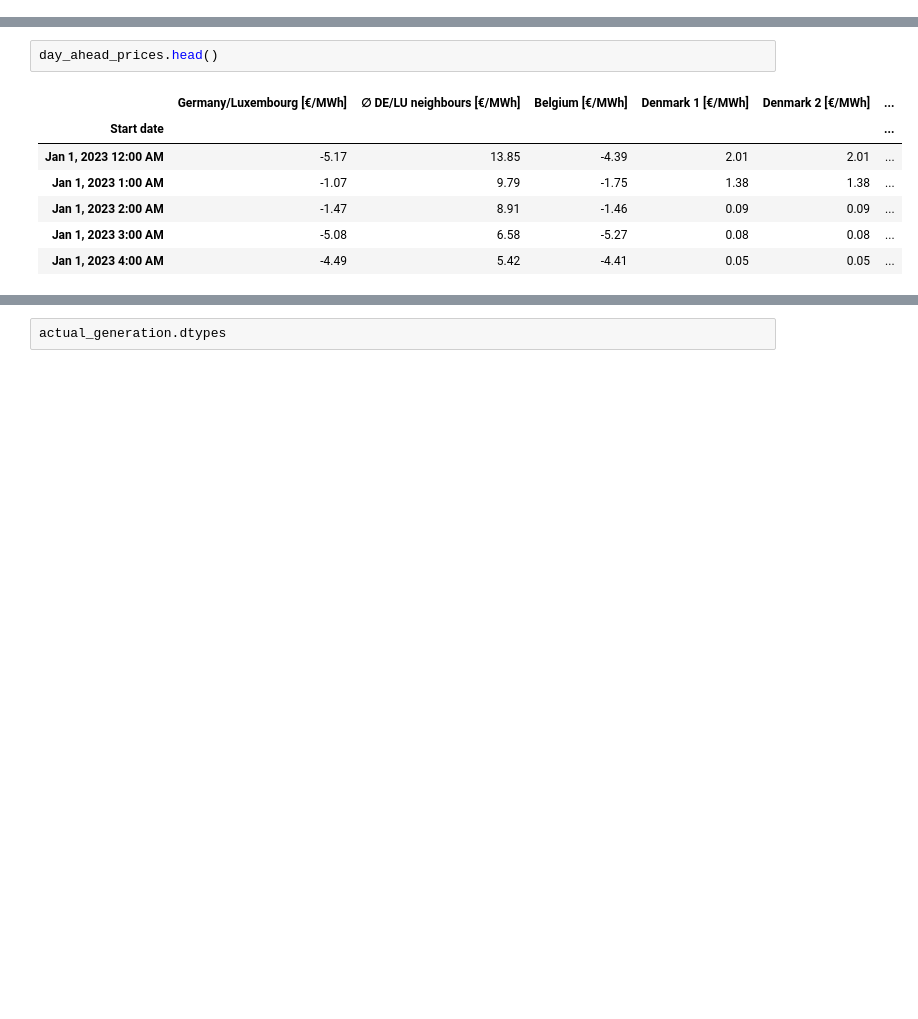
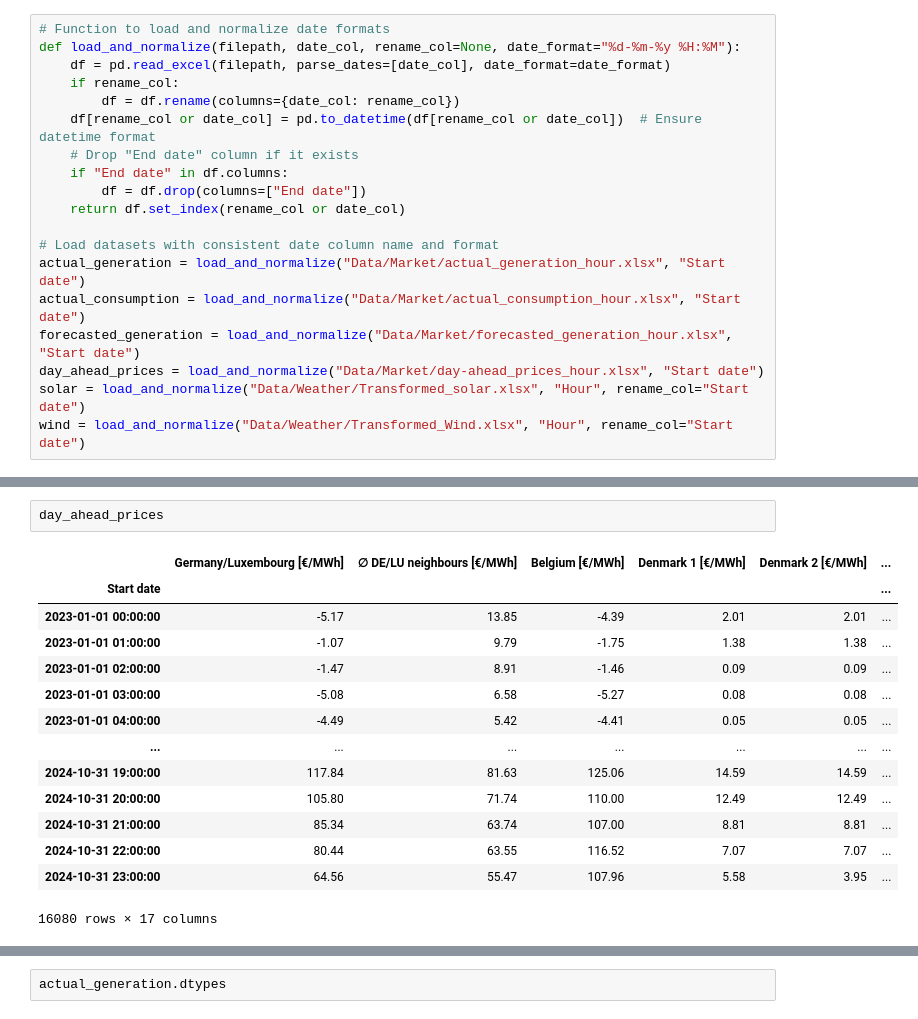
Before and after one commit to Chitranjan806/Energy-Prices-Forecasting, a Jupyter notebook: chitranjan_actual_gen_analysis.ipynb, the cells around one changed output, grey strips where cells are left out. Saved outputs shown, nothing was run; the diff lists cells and outputs as text; blank space fills up the shorter version.

```diff
--- a/chitranjan_actual_gen_analysis.ipynb
+++ b/chitranjan_actual_gen_analysis.ipynb
@@ -43,3 +16,22 @@ day_ahead_prices = pd.read_excel("Data/Market/day-ahead_prices_hour.xlsx",
+# %%
+# Function to load and normalize date formats
+def load_and_normalize(filepath, date_col, rename_col=None, date_format="%d-%m-%y %H:%M"):
+    df = pd.read_excel(filepath, parse_dates=[date_col], date_format=date_format)
+    if rename_col:
+        df = df.rename(columns={date_col: rename_col})
+    df[rename_col or date_col] = pd.to_datetime(df[rename_col or date_col])  # Ensure datetime format
+    # Drop "End date" column if it exists
+    if "End date" in df.columns:
+        df = df.drop(columns=["End date"])
+    return df.set_index(rename_col or date_col)
+
+# Load datasets with consistent date column name and format
+actual_generation = load_and_normalize("Data/Market/actual_generation_hour.xlsx", "Start date")
+actual_consumption = load_and_normalize("Data/Market/actual_consumption_hour.xlsx", "Start date")
+forecasted_generation = load_and_normalize("Data/Market/forecasted_generation_hour.xlsx", "Start date")
+day_ahead_prices = load_and_normalize("Data/Market/day-ahead_prices_hour.xlsx", "Start date")
+solar = load_and_normalize("Data/Weather/Transformed_solar.xlsx", "Hour", rename_col="Start date")
+wind = load_and_normalize("Data/Weather/Transformed_Wind.xlsx", "Hour", rename_col="Start date")
 # %%
 # Display the first few rows of each dataframe to verify the changes
 actual_generation
@@ -81,11 +121,18 @@ forecasted_generation.head()
 # %%
-day_ahead_prices.head()
+day_ahead_prices
 # %% [output]
 |  | Germany/Luxembourg [€/MWh] | ∅ DE/LU neighbours [€/MWh] | Belgium [€/MWh] | Denmark 1 [€/MWh] | Denmark 2 [€/MWh] | ... |
 | Start date |  |  |  |  |  | ... |
-| Jan 1, 2023 12:00 AM | -5.17 | 13.85 | -4.39 | 2.01 | 2.01 | ... |
-| Jan 1, 2023 1:00 AM | -1.07 | 9.79 | -1.75 | 1.38 | 1.38 | ... |
-| Jan 1, 2023 2:00 AM | -1.47 | 8.91 | -1.46 | 0.09 | 0.09 | ... |
-| Jan 1, 2023 3:00 AM | -5.08 | 6.58 | -5.27 | 0.08 | 0.08 | ... |
-| Jan 1, 2023 4:00 AM | -4.49 | 5.42 | -4.41 | 0.05 | 0.05 | ... |
+| 2023-01-01 00:00:00 | -5.17 | 13.85 | -4.39 | 2.01 | 2.01 | ... |
+| 2023-01-01 01:00:00 | -1.07 | 9.79 | -1.75 | 1.38 | 1.38 | ... |
+| 2023-01-01 02:00:00 | -1.47 | 8.91 | -1.46 | 0.09 | 0.09 | ... |
+| 2023-01-01 03:00:00 | -5.08 | 6.58 | -5.27 | 0.08 | 0.08 | ... |
+| 2023-01-01 04:00:00 | -4.49 | 5.42 | -4.41 | 0.05 | 0.05 | ... |
+| ... | ... | ... | ... | ... | ... | ... |
+| 2024-10-31 19:00:00 | 117.84 | 81.63 | 125.06 | 14.59 | 14.59 | ... |
+| 2024-10-31 20:00:00 | 105.80 | 71.74 | 110.00 | 12.49 | 12.49 | ... |
+| 2024-10-31 21:00:00 | 85.34 | 63.74 | 107.00 | 8.81 | 8.81 | ... |
+| 2024-10-31 22:00:00 | 80.44 | 63.55 | 116.52 | 7.07 | 7.07 | ... |
+| 2024-10-31 23:00:00 | 64.56 | 55.47 | 107.96 | 5.58 | 3.95 | ... |
+16080 rows × 17 columns
 # %%
```
Also changed, not shown: parts of 55 cells of this notebook, 5 other files.
